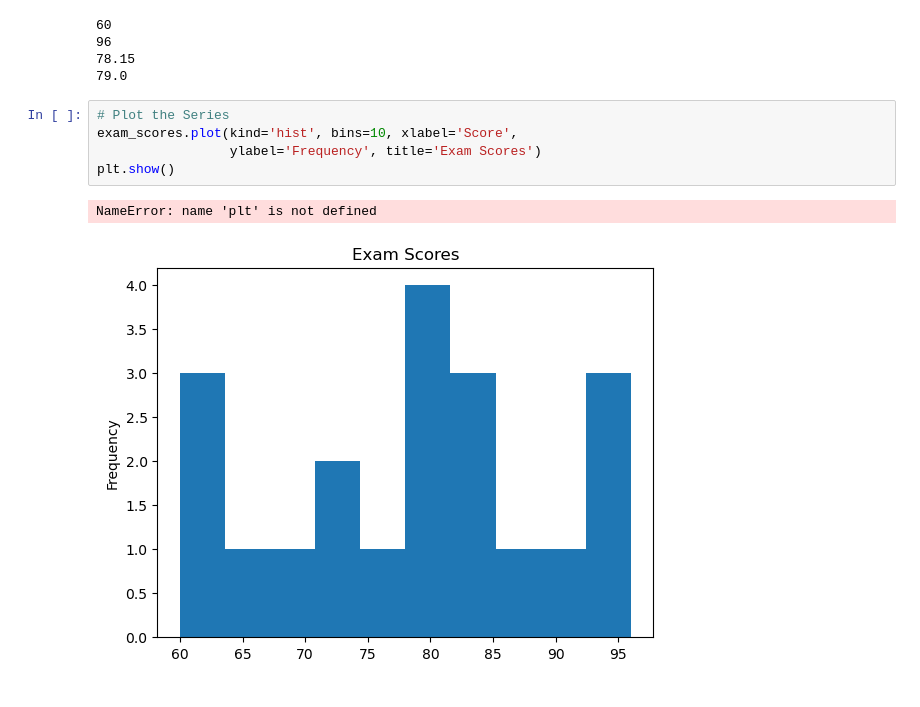
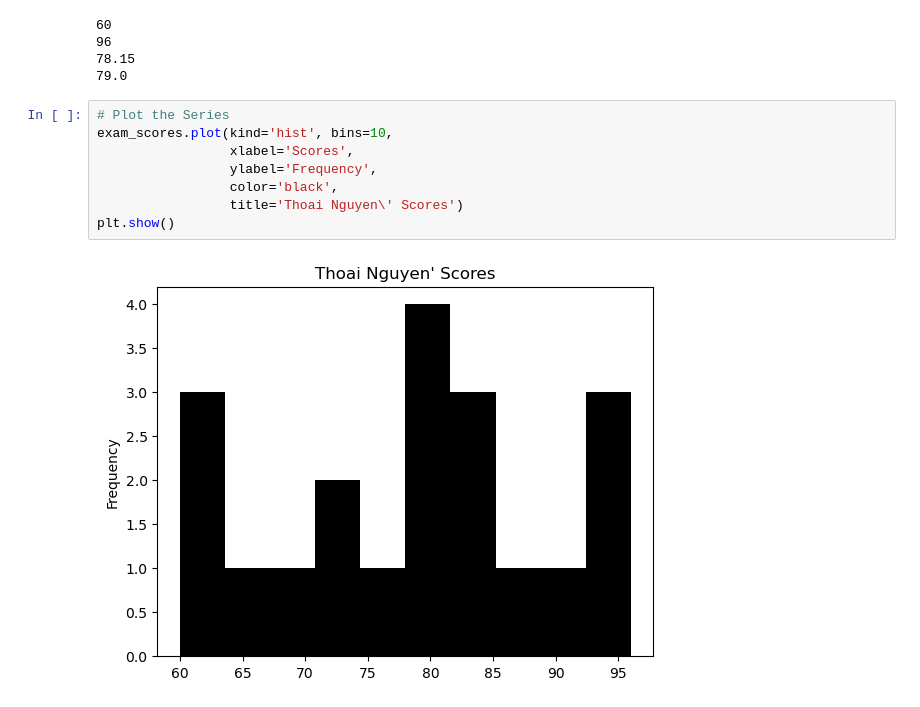
Before and after one commit to Thoai-Adam/python-exercises, a Jupyter notebook: pandas_series_pt2.ipynb, the cells around one changed output. Saved outputs shown, nothing was run; the diff lists cells and outputs as text.

```diff
--- a/pandas_series_pt2.ipynb
+++ b/pandas_series_pt2.ipynb
@@ -406,11 +420,13 @@ print(median_score)
 79.0
 # %%
 # Plot the Series
-exam_scores.plot(kind='hist', bins=10, xlabel='Score',
-                 ylabel='Frequency', title='Exam Scores')
+exam_scores.plot(kind='hist', bins=10,
+                 xlabel='Scores',
+                 ylabel='Frequency',
+                 color='black',
+                 title='Thoai Nguyen\' Scores')
 plt.show()
 # %% [output]
-NameError: name 'plt' is not defined
-[figure, old version]
+[figure, new version]
 # %%
 # Curve the exam_scores Series and save it as curved_grades
```
Also changed, not shown: parts of 11 cells of this notebook.
